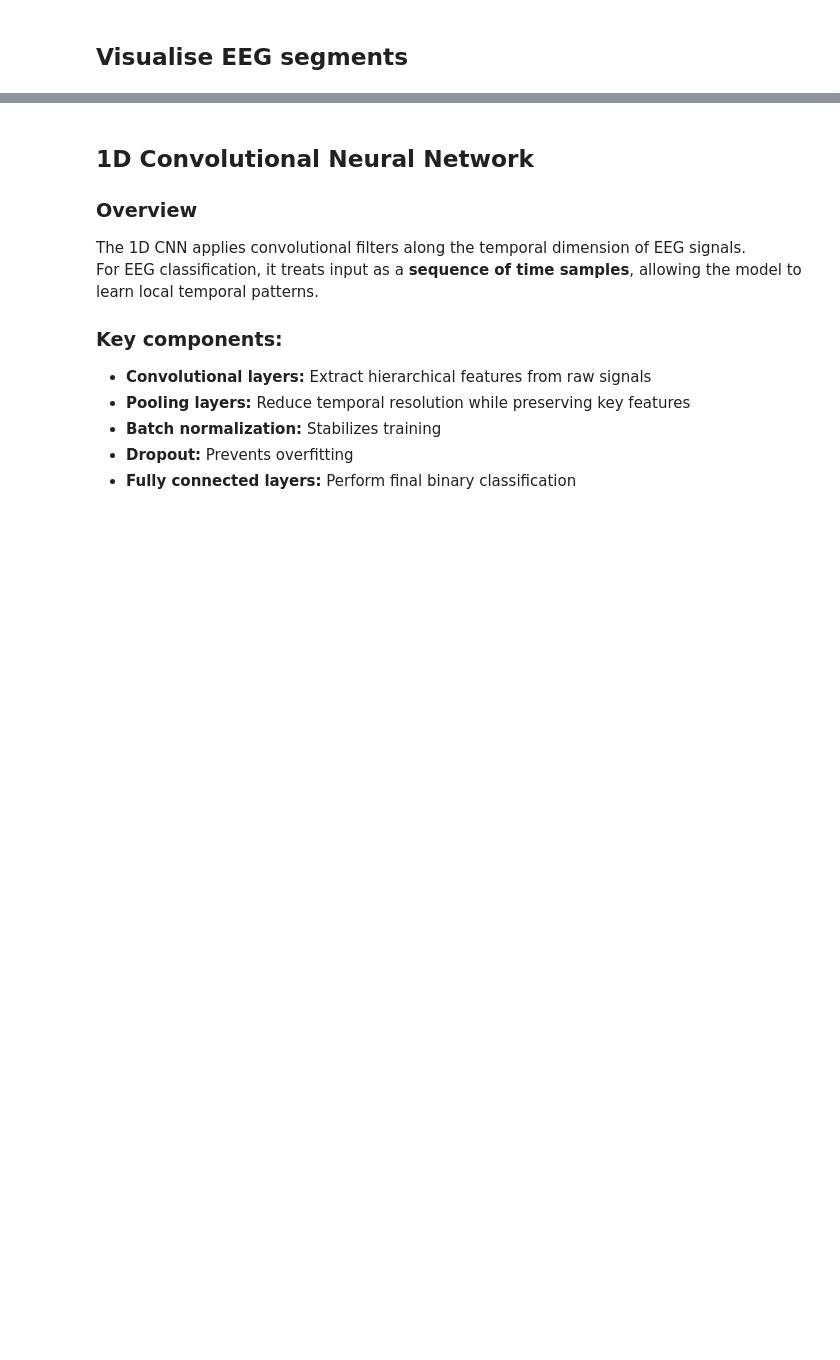
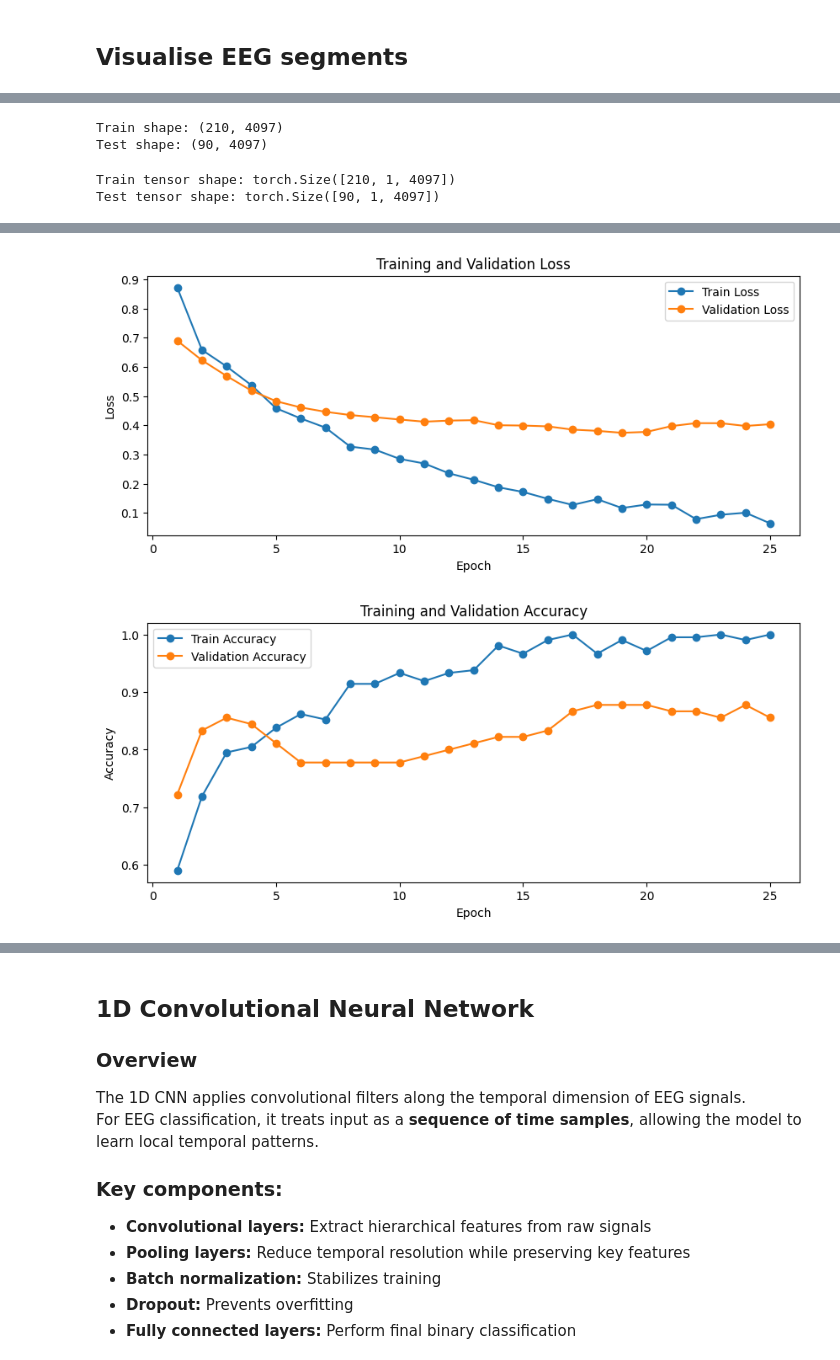
Before and after one commit to nmarryatt/EEG-Seizure-Classification, a Jupyter notebook: notebooks/Seer_Technical.ipynb, the cells around one changed output, grey strips where cells are left out. Drawn from its saved outputs; the diff is of its cells as text; code cells hidden in the pictures; blank space fills up the shorter version.

```diff
--- a/notebooks/Seer_Technical.ipynb
+++ b/notebooks/Seer_Technical.ipynb
@@ -108,0 +125,33 @@ plot_eeg_segment(segment, label, num_samples = 4097, norm= False)
+# %%
+# X: shape (500, 4097), y: labels (0/1)
+X_train, X_test, y_train, y_test = train_test_split(
+    X, y, test_size=0.3, random_state=7, stratify=y
+)
+print("Train shape:", X_train.shape)
+print("Test shape:", X_test.shape)
+
+# Normalise data
+X_train_normalised, X_test_normalised = normalise_segments(X_train, X_test)
+# %% [output]
+Train shape: (210, 4097)
+Test shape: (90, 4097)
+# %%
+# Convert NumPy arrays to PyTorch tensors
+X_train_torch = torch.tensor(X_train, dtype=torch.float32).unsqueeze(1) # (n_samples, 4097)
+y_train_torch = torch.tensor(y_train, dtype=torch.long)
+X_test_torch = torch.tensor(X_test, dtype=torch.float32).unsqueeze(1)
+y_test_torch = torch.tensor(y_test, dtype=torch.long)
+
+# Create TensorDatasets
+train_ds = TensorDataset(X_train_torch, y_train_torch)
+test_ds = TensorDataset(X_test_torch, y_test_torch)
+
+# Create DataLoaders
+train_loader = DataLoader(train_ds, batch_size=32, shuffle=True)
+test_loader = DataLoader(test_ds, batch_size=32)
+
+print(f"Train tensor shape: {X_train_torch.shape}")  # Should print: torch.Size([350, 1, 4097])
+print(f"Test tensor shape: {X_test_torch.shape}")
+# %% [output]
+Train tensor shape: torch.Size([210, 1, 4097])
+Test tensor shape: torch.Size([90, 1, 4097])
@@ -108,0 +191,30 @@ plot_eeg_segment(segment, label, num_samples = 4097, norm= False)
+# %%
+from scripts.utils import plot_training_history
+device = torch.device("cuda" if torch.cuda.is_available() else "cpu")
+model = simple_EEG_MLP().to(device)
+class_weights = torch.tensor([0.5, 1.0], dtype=torch.float)  # seizures get double weight
+criterion = nn.CrossEntropyLoss(weight=class_weights.to(device))
+criterion = nn.CrossEntropyLoss() # define loss function
+optimizer = torch.optim.Adam(model.parameters(), lr=1e-3, weight_decay=1e-4) # define optimisation algorithm
+
+epochs = 25 # train the model for 25 full passes
+
+train_losses = []
+train_accuracies = []
+val_losses = []
+val_accuracies = []
+
+# train and evaluate each epoch
+for epoch in range(epochs):
+    train_loss, train_acc = train(model, train_loader, criterion, optimizer, device)
+    val_loss, val_acc = evaluate(model, test_loader, criterion, device)
+    train_losses.append(train_loss)
+    train_accuracies.append(train_acc)
+    val_losses.append(val_loss)
+    val_accuracies.append(val_acc)
+    print(f"Epoch {epoch+1}/{epochs} | "
+          f"Train Loss: {train_loss:.4f}, Train Acc: {train_acc:.4f} | "
+          f"Val Loss: {val_loss:.4f}, Val Acc: {val_acc:.4f}")
+
+plot_training_history(train_losses, val_losses, train_accuracies, val_accuracies, epochs=None)
+# %% [output]
@@ -108,0 +238,2 @@ plot_eeg_segment(segment, label, num_samples = 4097, norm= False)
+[figure, added]
+[figure, added]
```
Also changed, not shown: parts of 17 cells of this notebook.
